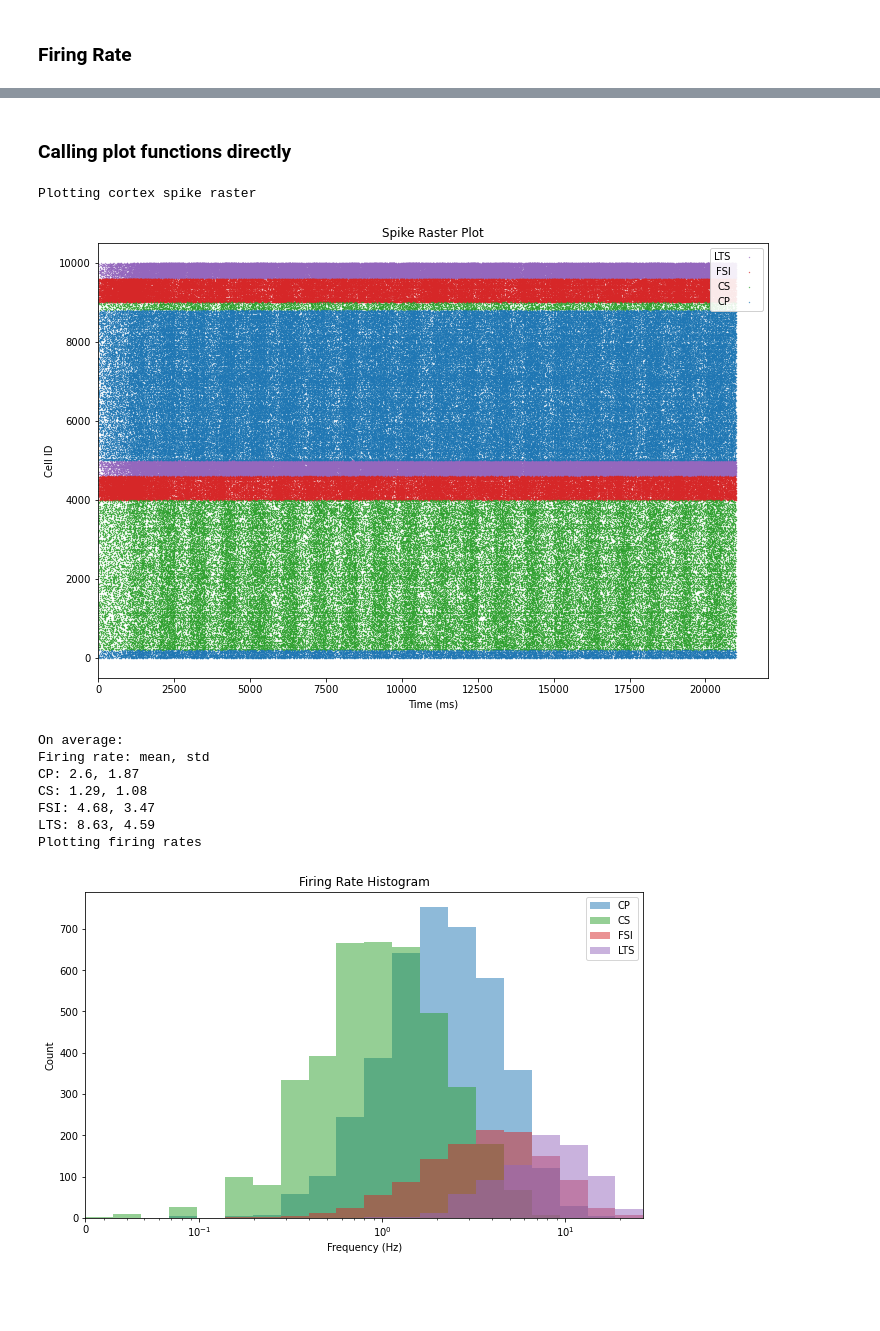
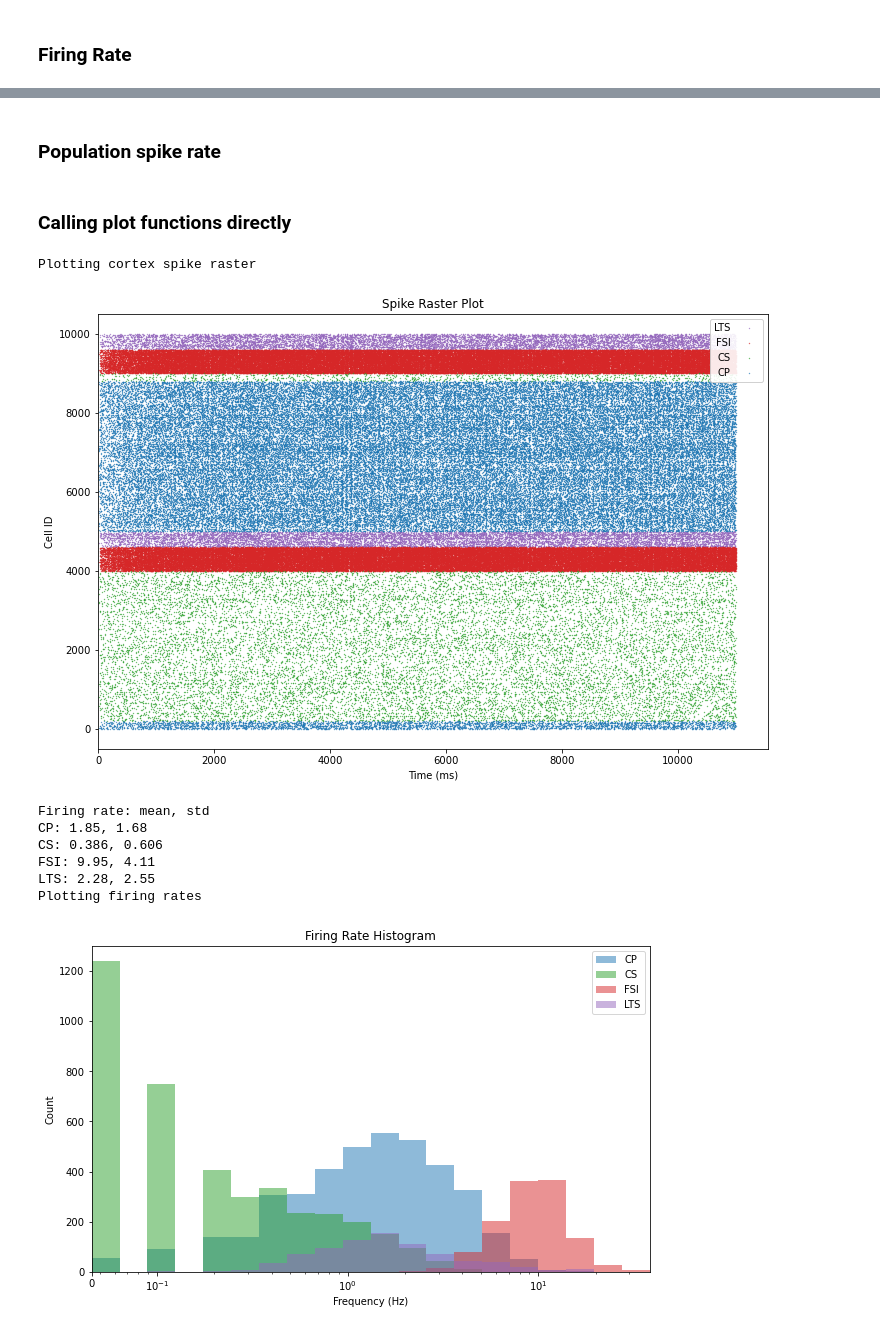
Before and after one commit to chenziao/M1ten_thousand, a Jupyter notebook: Analysis/Analyze_Spikes.ipynb, the cells around one changed output, grey strips where cells are left out. Saved outputs shown, nothing was run; the diff lists cells and outputs as text; code cells hidden in the pictures; blank space fills up the shorter version.

Commit message:
Update scripts and functions for result analysis

```diff
--- a/Analysis/Analyze_Spikes.ipynb
+++ b/Analysis/Analyze_Spikes.ipynb
@@ -4,25 +4,24 @@ import pandas as pd
 import matplotlib.pyplot as plt
 import h5py
 import os
-import analysis # enable import from model folder
 from bmtool.util import util
 from bmtk.simulator import bionet
 
+from analysis import plot # imoporting analysis module enables import from model folder
 from build_input import get_populations, get_stim_cycle, t_start, on_time, off_time
-import plot
 
-TRIAL_NAME = "short_test_22"
+TRIAL_NAME = "baseline_test_26"
 RESULT_PATH = "simulation_results"
 TRIAL_PATH = os.path.join(RESULT_PATH, TRIAL_NAME)
 # %%
 isbaseline = 'baseline' in TRIAL_NAME
 if isbaseline:
-    config_file = 'config.json'
+    config = 'config.json'
 else:
-    config_file = 'config_short.json' if 'short' in TRIAL_NAME else 'config_long.json'
+    config = 'config_short.json' if 'short' in TRIAL_NAME else 'config_long.json'
 
 spike_file = os.path.join('..', 'Analysis', TRIAL_PATH, 'spikes.h5')
-config_file = os.path.join('..', 'M1Focus', config_file)
+config_file = os.path.join('..', 'M1Focus', config)
 
 pop_color = plot.pop_color
 pop_names = plot.pop_names
@@ -96,0 +95,2 @@ plt.show()
+# %% [markdown]
+### Population spike rate
@@ -97,19 +112,18 @@ plt.show()
 # %% [markdown]
 ### Calling plot functions directly
 # %%
-pop_spike = plot.plot(choose=1, spike_file=spike_file, config=config_file, figsize=(12, 8))
+pop_spike = plot.plot(choose=1, spike_file=spike_file, config=config, figsize=(12, 8))
 
 if not isbaseline:
     print('On average: ')
 frs = plot.plot(choose=2, spike_file=spike_file, figsize=(10, 6))
 # %% [output]
 Plotting cortex spike raster
-[figure, old version]
+[figure, new version]
-On average:
 Firing rate: mean, std
-CP: 2.6, 1.87
-CS: 1.29, 1.08
-FSI: 4.68, 3.47
-LTS: 8.63, 4.59
+CP: 1.85, 1.68
+CS: 0.386, 0.606
+FSI: 9.95, 4.11
+LTS: 2.28, 2.55
 Plotting firing rates
-[figure, old version]
+[figure, new version]
```
Also changed, not shown: parts of 5 cells of this notebook, 20 other files.
